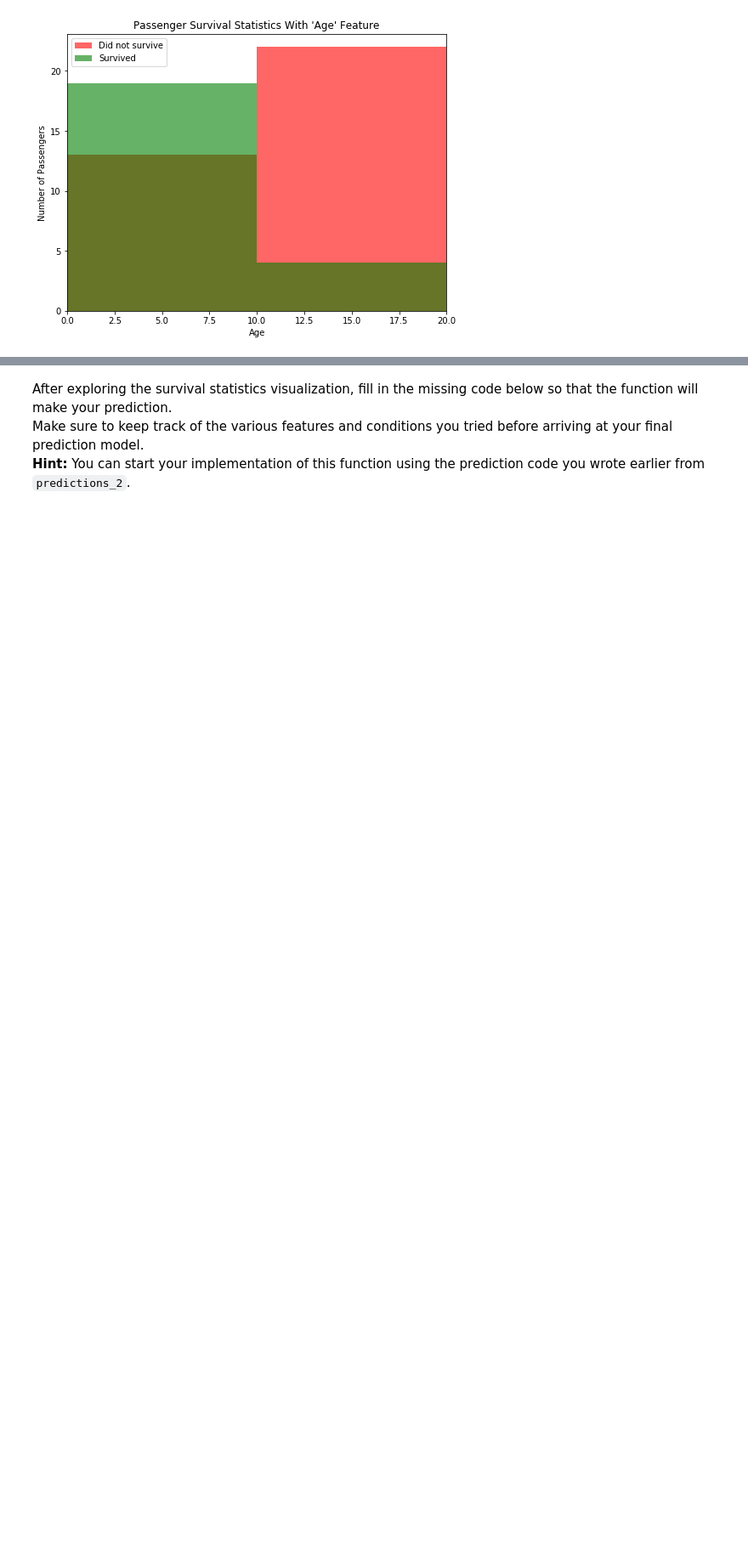
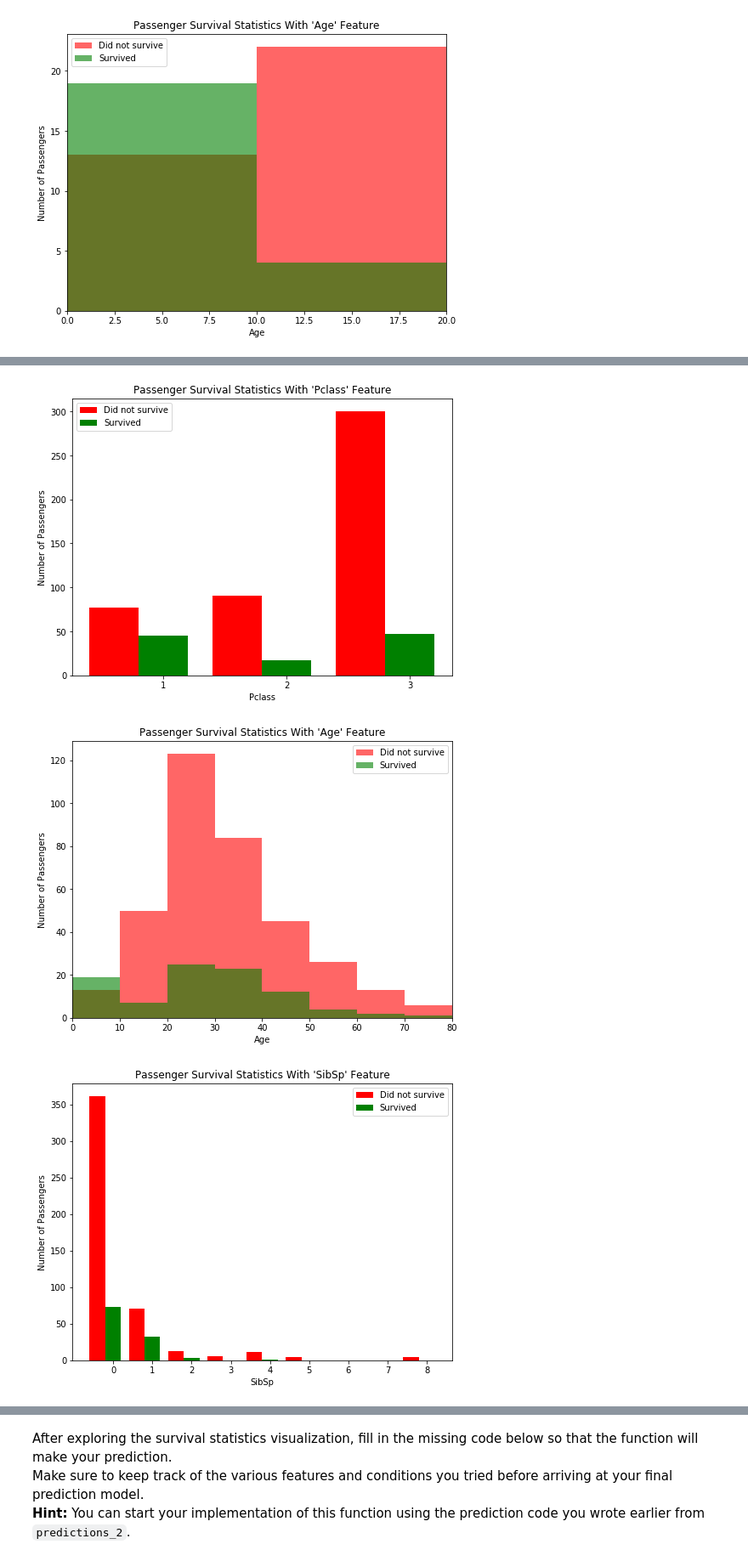
Before and after one commit to omaralbeik/mlnd-titanic-survival-exploration, a Jupyter notebook: titanic_survival_exploration.ipynb, the cells around one changed output, grey strips where cells are left out. Shown: that part at 85% size. Saved outputs shown, nothing was run; the diff lists cells and outputs as text; code cells hidden in the pictures; blank space fills up the shorter version.

```diff
--- a/titanic_survival_exploration.ipynb
+++ b/titanic_survival_exploration.ipynb
@@ -223,0 +224,12 @@ vs.survival_stats(data, outcomes, 'Age', ["Sex == 'male'", "Age < 18"])
+# %%
+# Visualized results for features for males
+vs.survival_stats(data, outcomes, 'Pclass', ["Sex == 'male'"])
+vs.survival_stats(data, outcomes, 'Age', ["Sex == 'male'"])
+vs.survival_stats(data, outcomes, 'SibSp', ["Sex == 'male'"])
+vs.survival_stats(data, outcomes, 'Parch', ["Sex == 'male'"])
+vs.survival_stats(data, outcomes, 'Fare', ["Sex == 'male'"])
+vs.survival_stats(data, outcomes, 'Embarked', ["Sex == 'male'"])
+# %% [output]
+[figure, added]
+[figure, added]
+[figure, added]
```
Also changed, not shown: parts of 5 cells of this notebook, 1 other file.
